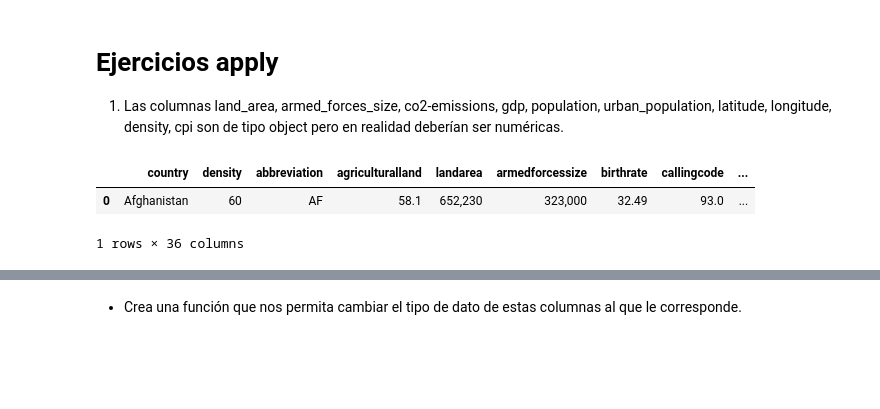
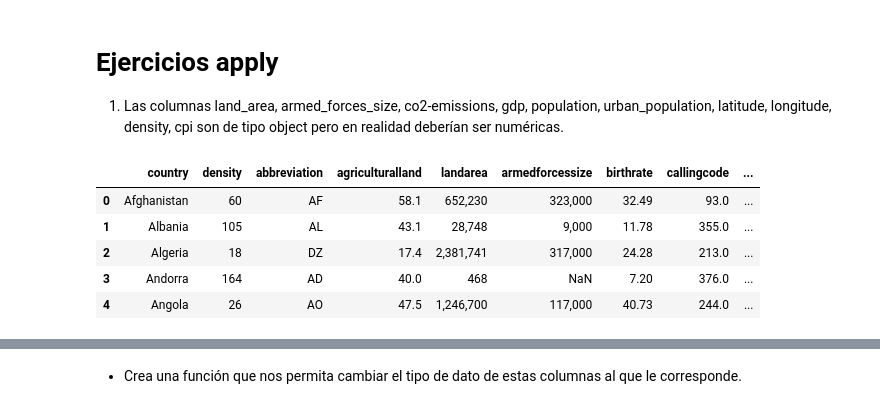
Before and after one commit to clarasdata/adalab-ej-pairprogramming-Andrea-Clara-pandas-numpy, a Jupyter notebook: 05-pair-agrupacion_de_datos_metodo_apply.ipynb, the cells around one changed output, grey strips where cells are left out. Drawn from its saved outputs; the diff is of its cells as text; code cells hidden in the pictures; blank space fills up the shorter version.

```diff
--- a/05-pair-agrupacion_de_datos_metodo_apply.ipynb
+++ b/05-pair-agrupacion_de_datos_metodo_apply.ipynb
@@ -7,8 +7,12 @@ import numpy as np
 pd.set_option('display.max_columns', None) # para poder visualizar todas las columnas de los DataFrames
 # %%
 df_mergeworld = pd.read_csv("merge_world.csv")
-df_mergeworld.head(1)
+df_mergeworld.head(5
+                   )
 # %% [output]
 |  | country | density | abbreviation | agriculturalland | landarea | armedforcessize | birthrate | callingcode | ... |
 | 0 | Afghanistan | 60 | AF | 58.1 | 652,230 | 323,000 | 32.49 | 93.0 | ... |
+| 1 | Albania | 105 | AL | 43.1 | 28,748 | 9,000 | 11.78 | 355.0 | ... |
+| 2 | Algeria | 18 | DZ | 17.4 | 2,381,741 | 317,000 | 24.28 | 213.0 | ... |
+| 3 | Andorra | 164 | AD | 40.0 | 468 | NaN | 7.20 | 376.0 | ... |
+| 4 | Angola | 26 | AO | 47.5 | 1,246,700 | 117,000 | 40.73 | 244.0 | ... |
-1 rows × 36 columns
```
Also changed, not shown: parts of 24 cells of this notebook, 4 other files.
